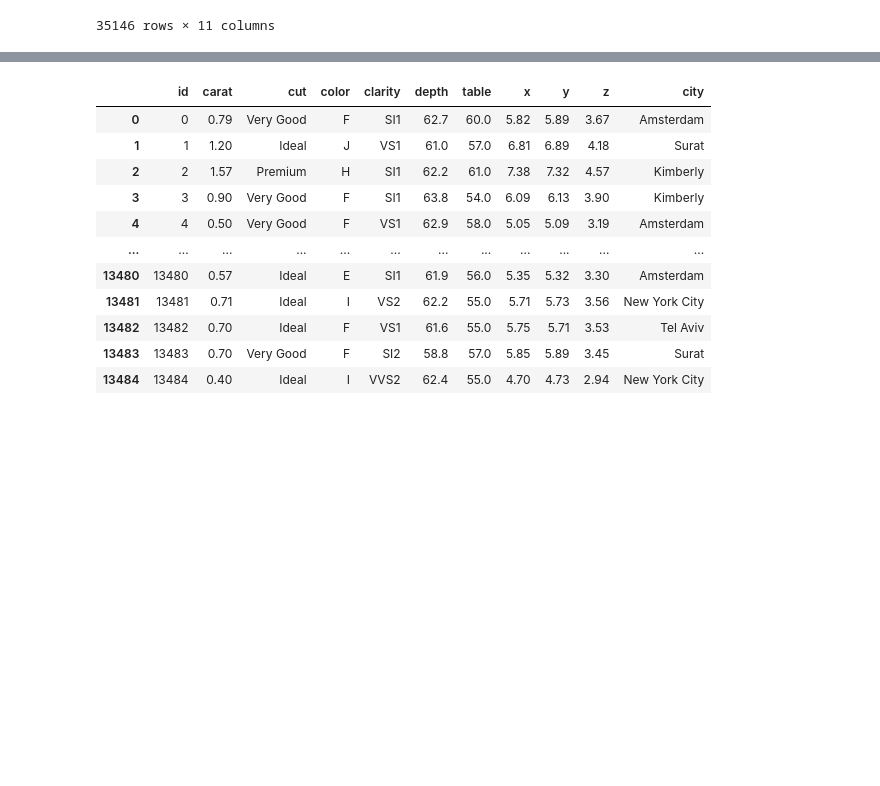
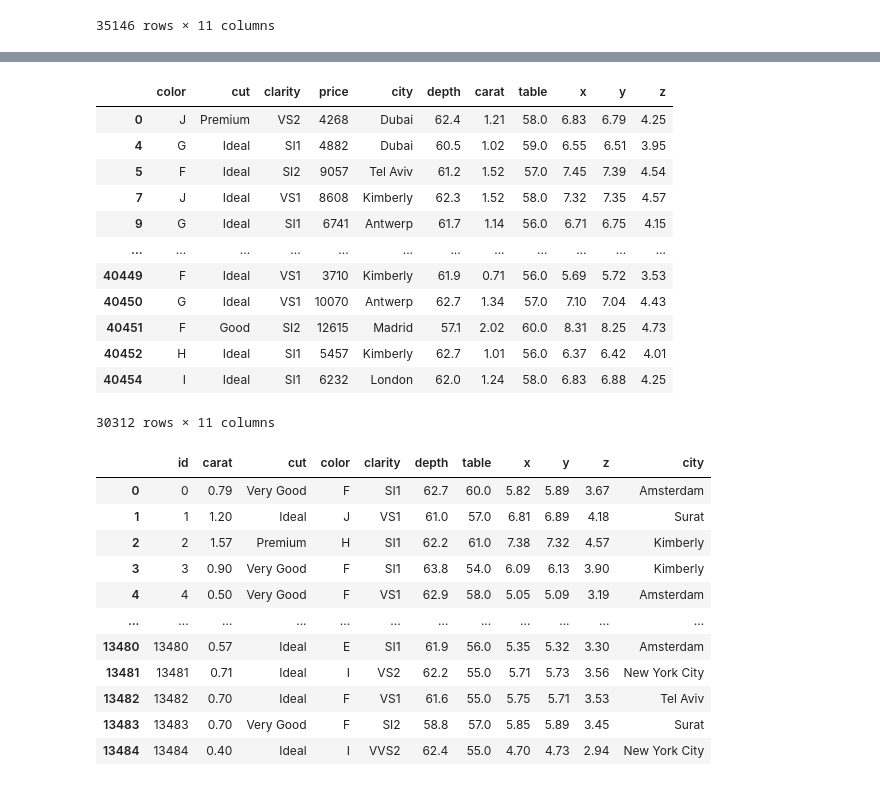
Before and after one commit to DiegoMerello/project3, a Jupyter notebook: ML Workflow.ipynb, the cells around one changed output, grey strips where cells are left out. Drawn from its saved outputs; the diff is of its cells as text; code cells hidden in the pictures; blank space fills up the shorter version.

```diff
--- a/starting-Copy2.ipynb
+++ b/ML Workflow.ipynb
@@ -87,3 +104,22 @@ q_hi  = df_train["depth"].quantile(0.95)
+# %%
+q_hi  = df_train["table"].quantile(0.95)
+# %%
+df_train = df_train[(df_train["table"] < q_hi)]
+df_train
+# %% [output]
+|  | color | cut | clarity | price | city | depth | carat | table | x | y | z |
+| 0 | J | Premium | VS2 | 4268 | Dubai | 62.4 | 1.21 | 58.0 | 6.83 | 6.79 | 4.25 |
+| 4 | G | Ideal | SI1 | 4882 | Dubai | 60.5 | 1.02 | 59.0 | 6.55 | 6.51 | 3.95 |
+| 5 | F | Ideal | SI2 | 9057 | Tel Aviv | 61.2 | 1.52 | 57.0 | 7.45 | 7.39 | 4.54 |
+| 7 | J | Ideal | VS1 | 8608 | Kimberly | 62.3 | 1.52 | 58.0 | 7.32 | 7.35 | 4.57 |
+| 9 | G | Ideal | SI1 | 6741 | Antwerp | 61.7 | 1.14 | 56.0 | 6.71 | 6.75 | 4.15 |
+| ... | ... | ... | ... | ... | ... | ... | ... | ... | ... | ... | ... |
+| 40449 | F | Ideal | VS1 | 3710 | Kimberly | 61.9 | 0.71 | 56.0 | 5.69 | 5.72 | 3.53 |
+| 40450 | G | Ideal | VS1 | 10070 | Antwerp | 62.7 | 1.34 | 57.0 | 7.10 | 7.04 | 4.43 |
+| 40451 | F | Good | SI2 | 12615 | Madrid | 57.1 | 2.02 | 60.0 | 8.31 | 8.25 | 4.73 |
+| 40452 | H | Ideal | SI1 | 5457 | Kimberly | 62.7 | 1.01 | 56.0 | 6.37 | 6.42 | 4.01 |
+| 40454 | I | Ideal | SI1 | 6232 | London | 62.0 | 1.24 | 58.0 | 6.83 | 6.88 | 4.25 |
+30312 rows × 11 columns
 # %%
 df_test
 # %% [output]
```
Also changed, not shown: parts of 7 cells of this notebook, 6 other files.
